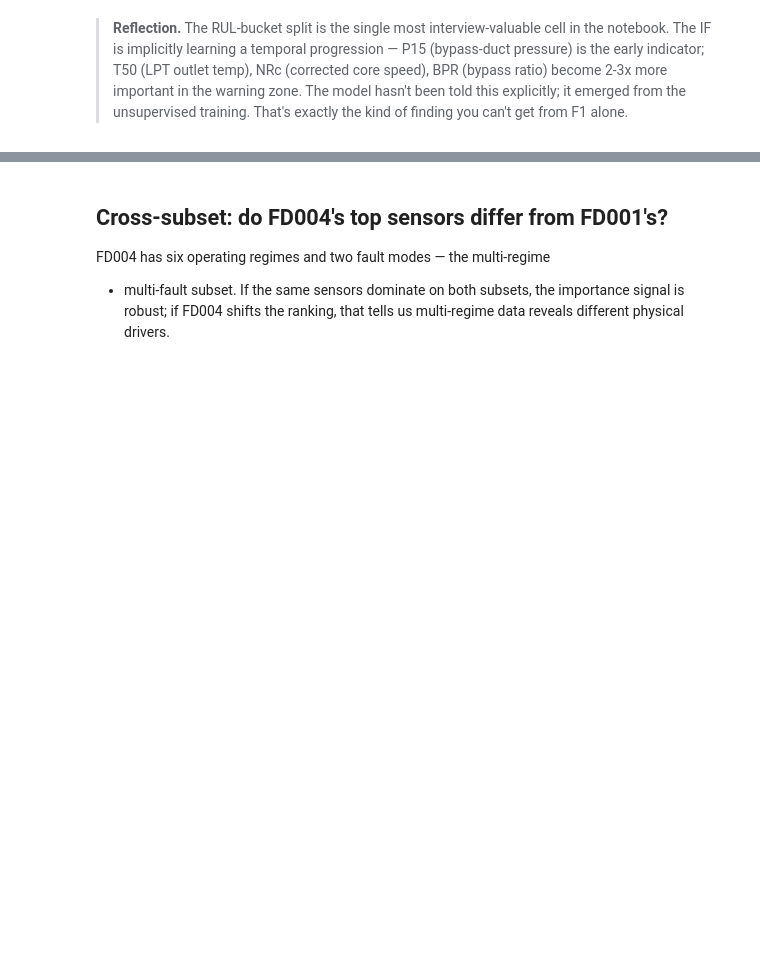
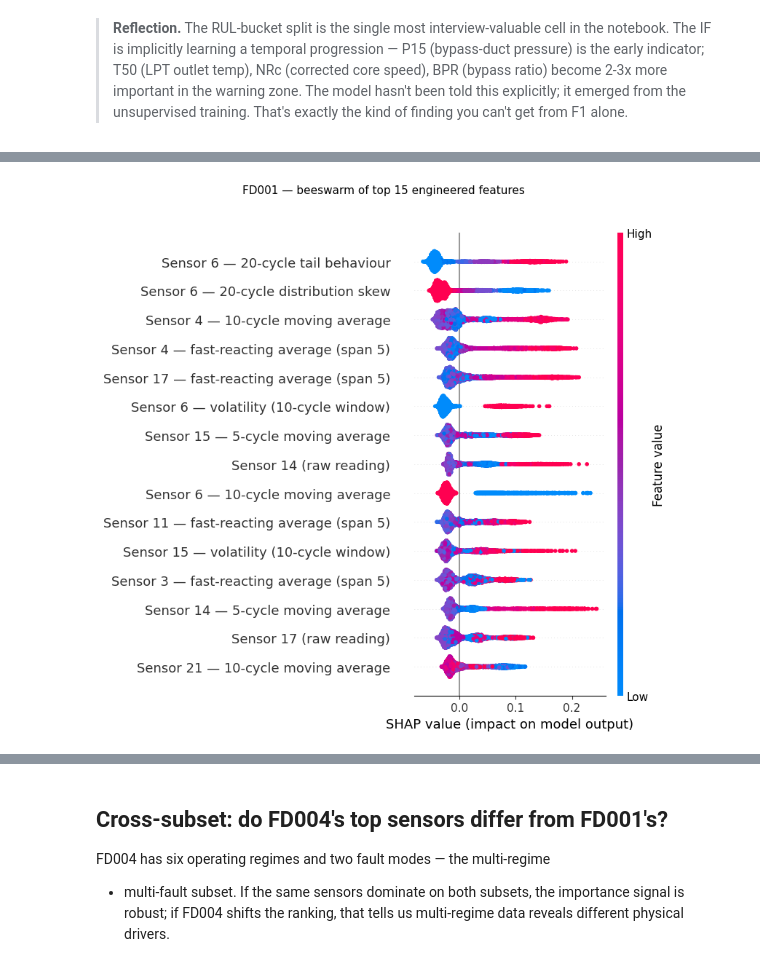
Before and after one commit to Anjanamb/sensor-anomaly-detection, a Jupyter notebook: notebooks/07_feature_importance.ipynb, the cells around one changed output, grey strips where cells are left out. Cells and saved outputs as stored; diff of their text form; code cells hidden in the pictures; blank space fills up the shorter version.

Commit message:
feat(explainability): beeswarm + dependence plots + permutation importance cross-check

```diff
--- a/notebooks/07_feature_importance.ipynb
+++ b/notebooks/07_feature_importance.ipynb
@@ -255,0 +348,21 @@ plt.show()
+# %%
+import shap
+
+# Use pretty labels so the y-axis is readable
+from src.explainability import pretty_feature_label
+pretty_names = [pretty_feature_label(f) for f in feature_cols_001]
+
+plt.figure(figsize=(9, 6))
+shap.summary_plot(
+    explanation.shap_values, X_test,
+    feature_names=pretty_names,
+    max_display=15, show=False,
+)
+fig = plt.gcf()
+fig.suptitle('FD001 — beeswarm of top 15 engineered features',
+             fontsize=11, y=1.02)
+plt.tight_layout()
+plt.savefig('../data/shap_beeswarm_fd001.png', dpi=150, bbox_inches='tight')
+plt.show()
+# %% [output]
+[figure, added]
```
Also changed, not shown: parts of 17 cells of this notebook, 3 other files.
